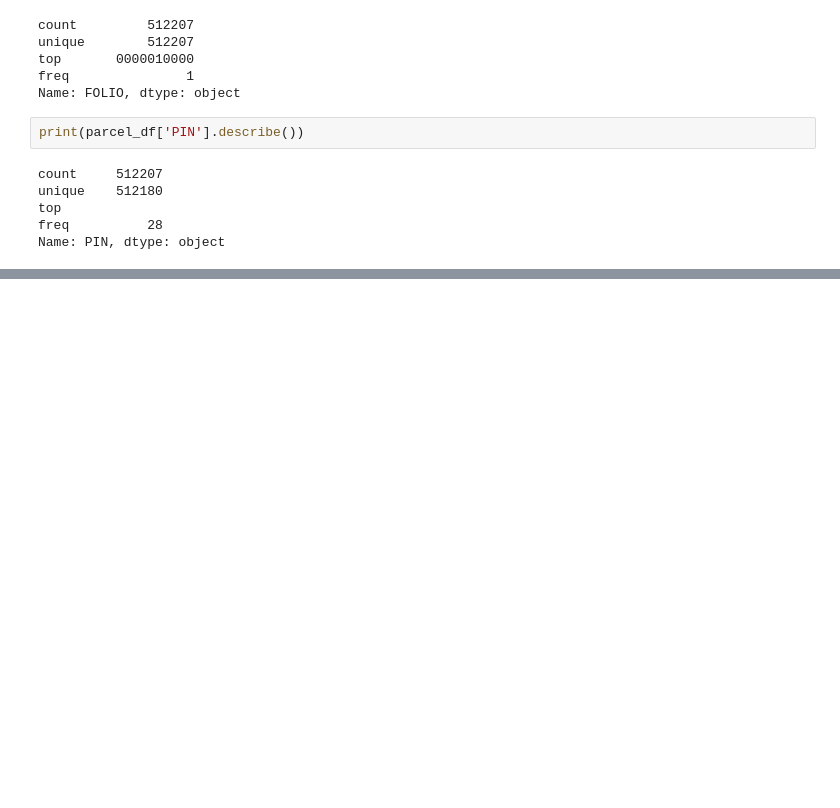
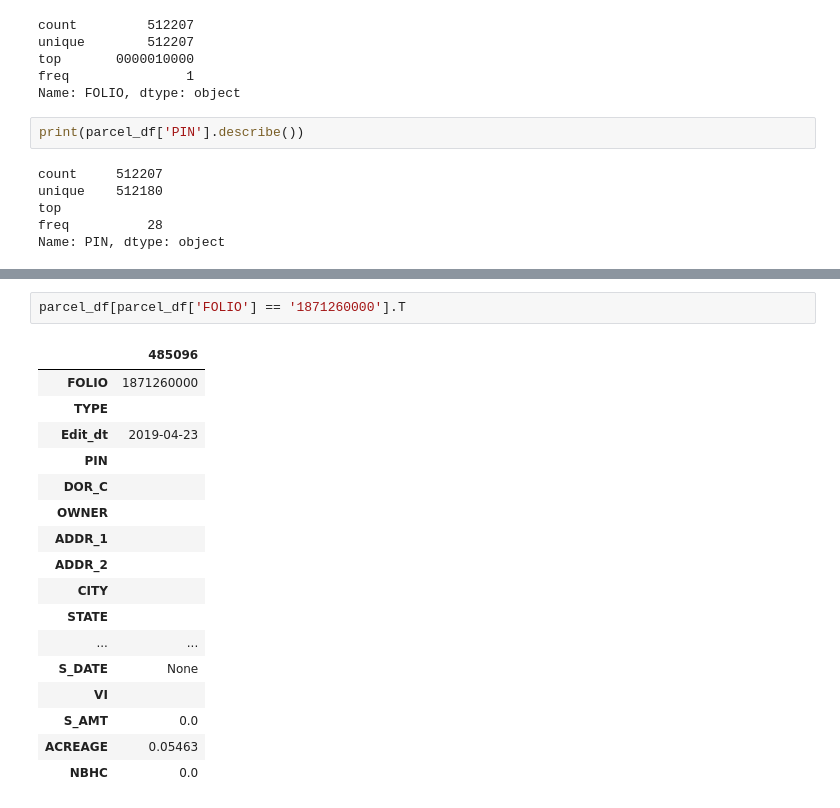
Before and after one commit to mkars01/real-estate-invest-recommender, a Jupyter notebook: notebooks/02_data_wrangling_process.ipynb, the cells around one changed output, grey strips where cells are left out. Drawn from its saved outputs; the diff is of its cells as text; blank space fills up the shorter version.

```diff
--- a/notebooks/02_data_wrangling_process.ipynb
+++ b/notebooks/02_data_wrangling_process.ipynb
@@ -186,0 +277,20 @@ Name: PIN, dtype: object
+# %%
+parcel_df[parcel_df['FOLIO'] == '1871260000'].T
+# %% [output]
+|  | 485096 |
+| FOLIO | 1871260000 |
+| TYPE |  |
+| Edit_dt | 2019-04-23 |
+| PIN |  |
+| DOR_C |  |
+| OWNER |  |
+| ADDR_1 |  |
+| ADDR_2 |  |
+| CITY |  |
+| STATE |  |
+| ... | ... |
+| S_DATE | None |
+| VI |  |
+| S_AMT | 0.0 |
+| ACREAGE | 0.05463 |
+| NBHC | 0.0 |
```
Also changed, not shown: parts of 10 cells of this notebook, 1 other file.
